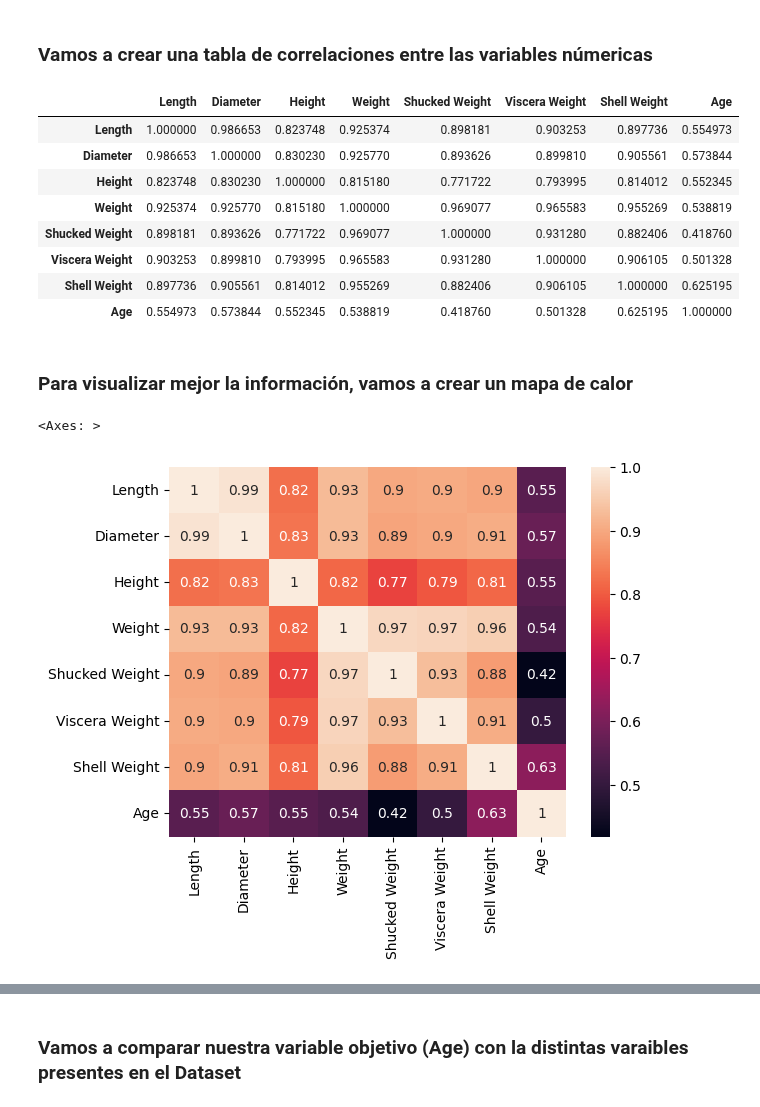
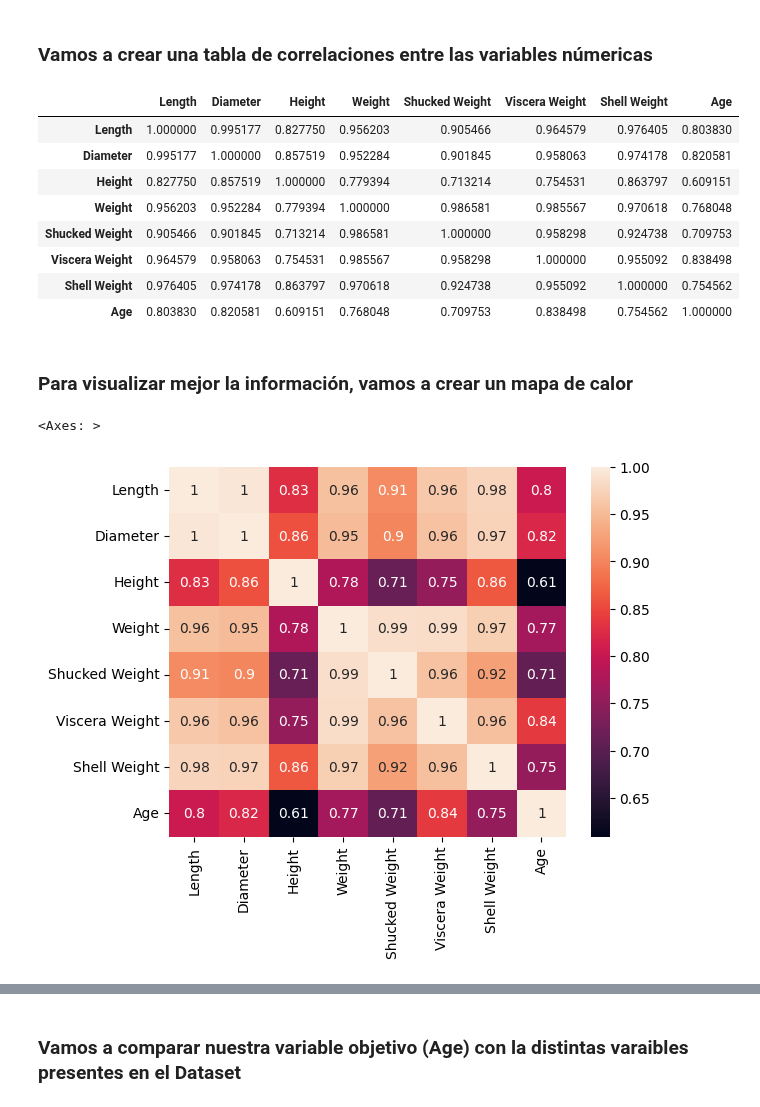
Before and after one commit to MathUPTC/CrabAge, a Jupyter notebook: Notebooks/eda_data.ipynb, the cells around one changed output, grey strips where cells are left out. Drawn from its saved outputs; the diff is of its cells as text; code cells hidden in the pictures.

```diff
--- a/Notebooks/eda_data.ipynb
+++ b/Notebooks/eda_data.ipynb
@@ -382,0 +400,15 @@ plt.show()
+# %%
+# Calculos
+Q1 = np.percentile(data["Age"], 25)
+Q3 = np.percentile(data["Age"], 75)
+IQR = Q3 - Q1
+
+# Limites
+lower_limit = Q1 - 1.5 * IQR
+upper_limit = Q3 + 1.5 * IQR
+
+# Identificar valores extremos
+outliers_age = [x for x in data.Age if x < lower_limit or x > upper_limit]
+print("Valores extremos:", outliers_age)
+
+print("Tenemos", len(outliers_age), "valores extremos.")
@@ -382,0 +418,4 @@ plt.show()
+# %%
+filtered_age = [x for x in data["Age"] if lower_limit <= x and x <= upper_limit]
+print("Datos filtrados:", filtered_age)
+print(len(filtered_age))
@@ -382,0 +425,3 @@ plt.show()
+# %%
+df_clear = data.iloc[filtered_age]
+df_clear.head()
@@ -386,25 +442,25 @@ plt.show()
 ### Vamos a crear una tabla de correlaciones entre las variables númericas
 # %%
 # No es necesario, con un mapa de calor estaria bien
-data_copy = data.drop(columns=["Sex"])
-data_copy.corr()
+df_clear_copy = df_clear.drop(columns=["Sex"])
+df_clear_copy.corr()
 # %% [output]
 |  | Length | Diameter | Height | Weight | Shucked Weight | Viscera Weight | Shell Weight | Age |
-| Length | 1.000000 | 0.986653 | 0.823748 | 0.925374 | 0.898181 | 0.903253 | 0.897736 | 0.554973 |
-| Diameter | 0.986653 | 1.000000 | 0.830230 | 0.925770 | 0.893626 | 0.899810 | 0.905561 | 0.573844 |
-| Height | 0.823748 | 0.830230 | 1.000000 | 0.815180 | 0.771722 | 0.793995 | 0.814012 | 0.552345 |
-| Weight | 0.925374 | 0.925770 | 0.815180 | 1.000000 | 0.969077 | 0.965583 | 0.955269 | 0.538819 |
-| Shucked Weight | 0.898181 | 0.893626 | 0.771722 | 0.969077 | 1.000000 | 0.931280 | 0.882406 | 0.418760 |
-| Viscera Weight | 0.903253 | 0.899810 | 0.793995 | 0.965583 | 0.931280 | 1.000000 | 0.906105 | 0.501328 |
-| Shell Weight | 0.897736 | 0.905561 | 0.814012 | 0.955269 | 0.882406 | 0.906105 | 1.000000 | 0.625195 |
-| Age | 0.554973 | 0.573844 | 0.552345 | 0.538819 | 0.418760 | 0.501328 | 0.625195 | 1.000000 |
+| Length | 1.000000 | 0.995177 | 0.827750 | 0.956203 | 0.905466 | 0.964579 | 0.976405 | 0.803830 |
+| Diameter | 0.995177 | 1.000000 | 0.857519 | 0.952284 | 0.901845 | 0.958063 | 0.974178 | 0.820581 |
+| Height | 0.827750 | 0.857519 | 1.000000 | 0.779394 | 0.713214 | 0.754531 | 0.863797 | 0.609151 |
+| Weight | 0.956203 | 0.952284 | 0.779394 | 1.000000 | 0.986581 | 0.985567 | 0.970618 | 0.768048 |
+| Shucked Weight | 0.905466 | 0.901845 | 0.713214 | 0.986581 | 1.000000 | 0.958298 | 0.924738 | 0.709753 |
+| Viscera Weight | 0.964579 | 0.958063 | 0.754531 | 0.985567 | 0.958298 | 1.000000 | 0.955092 | 0.838498 |
+| Shell Weight | 0.976405 | 0.974178 | 0.863797 | 0.970618 | 0.924738 | 0.955092 | 1.000000 | 0.754562 |
+| Age | 0.803830 | 0.820581 | 0.609151 | 0.768048 | 0.709753 | 0.838498 | 0.754562 | 1.000000 |
 # %% [markdown]
 ### Para visualizar mejor la información, vamos a crear un mapa de calor
 # %%
-sns.heatmap(data_copy.corr(method="pearson"), annot = True ) # por defecto el metodo de corr() es pearson
+sns.heatmap(df_clear_copy.corr(method="pearson"), annot = True ) # por defecto el metodo de corr() es pearson
 # %% [output]
 <Axes: >
-[figure, old version]
+[figure, new version]
 # %% [markdown]
 Note que las variables que tienen más correlación con nuestra variable objetivo `Age` son:
 
```
Also changed, not shown: parts of 32 cells of this notebook.
